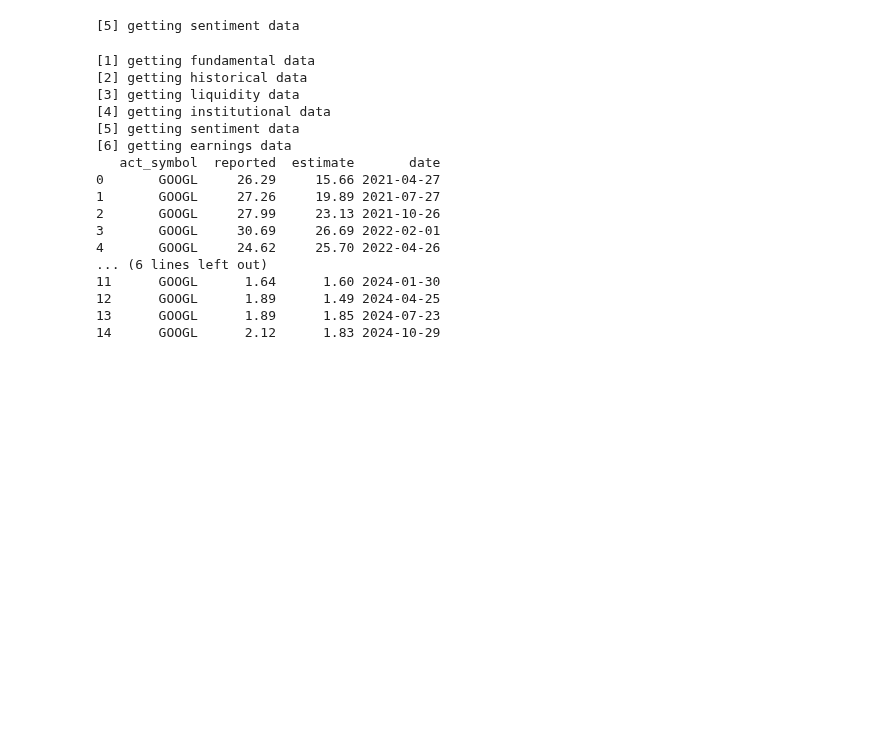
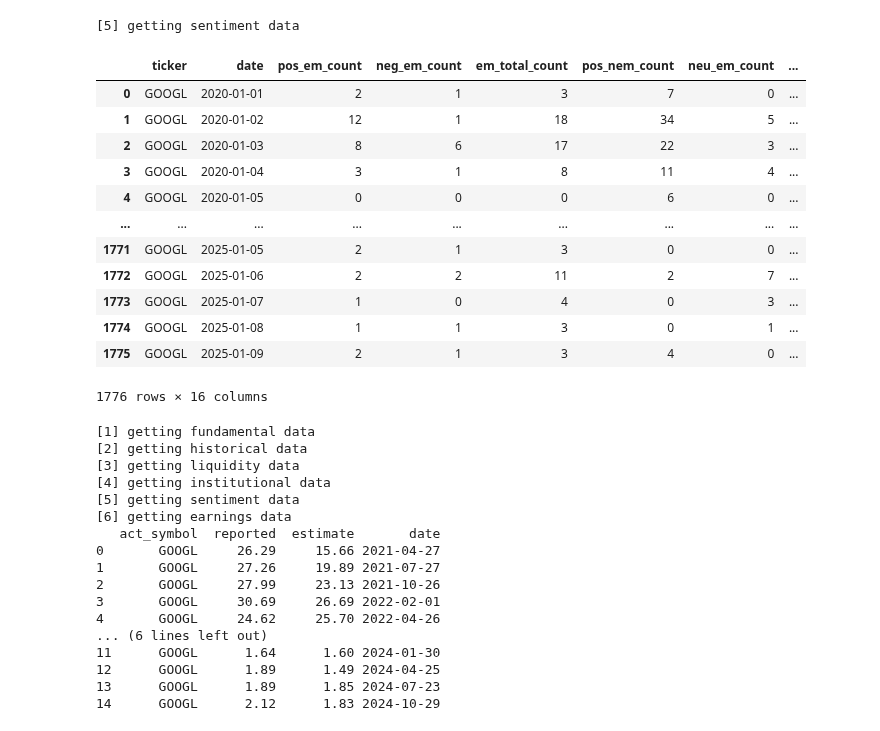
Before and after one commit to themoonwalker1/quantcap-options, a Jupyter notebook: options_data_retrieval.ipynb, the cells around one changed output. Saved outputs shown, nothing was run; the diff lists cells and outputs as text; code cells hidden in the pictures; blank space fills up the shorter version.

Commit message:
fix: add full sentiment data

```diff
--- a/options_data_retrieval.ipynb
+++ b/options_data_retrieval.ipynb
@@ -756,6 +756,23 @@ sentiment_data = test.get_sentiment_data(["GOOGL"], "2025-01-01", "2025-01-10")
 # earnings_data = test.get_googl_earnings( "2020-01-01", "2025-01-10")
 # %% [output]
 [5] getting sentiment data
+# %%
+sentiment_data[sentiment_data["total_count"] > 0].count()
+sentiment_data
+# %% [output]
+|  | ticker | date | pos_em_count | neg_em_count | em_total_count | pos_nem_count | neu_em_count | ... |
+| 0 | GOOGL | 2020-01-01 | 2 | 1 | 3 | 7 | 0 | ... |
+| 1 | GOOGL | 2020-01-02 | 12 | 1 | 18 | 34 | 5 | ... |
+| 2 | GOOGL | 2020-01-03 | 8 | 6 | 17 | 22 | 3 | ... |
+| 3 | GOOGL | 2020-01-04 | 3 | 1 | 8 | 11 | 4 | ... |
+| 4 | GOOGL | 2020-01-05 | 0 | 0 | 0 | 6 | 0 | ... |
+| ... | ... | ... | ... | ... | ... | ... | ... | ... |
+| 1771 | GOOGL | 2025-01-05 | 2 | 1 | 3 | 0 | 0 | ... |
+| 1772 | GOOGL | 2025-01-06 | 2 | 2 | 11 | 2 | 7 | ... |
+| 1773 | GOOGL | 2025-01-07 | 1 | 0 | 4 | 0 | 3 | ... |
+| 1774 | GOOGL | 2025-01-08 | 1 | 1 | 3 | 0 | 1 | ... |
+| 1775 | GOOGL | 2025-01-09 | 2 | 1 | 3 | 4 | 0 | ... |
+1776 rows × 16 columns
 # %%
 test = GatherData()
 print("[1] getting fundamental data")
```
